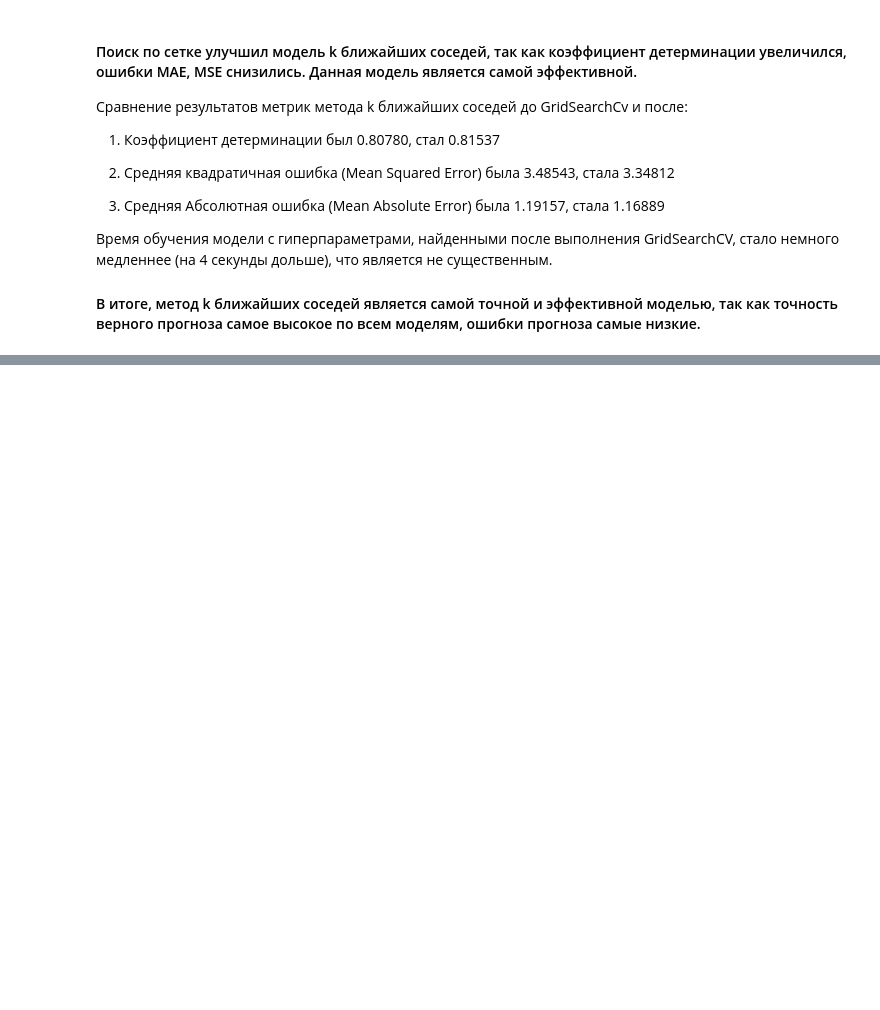
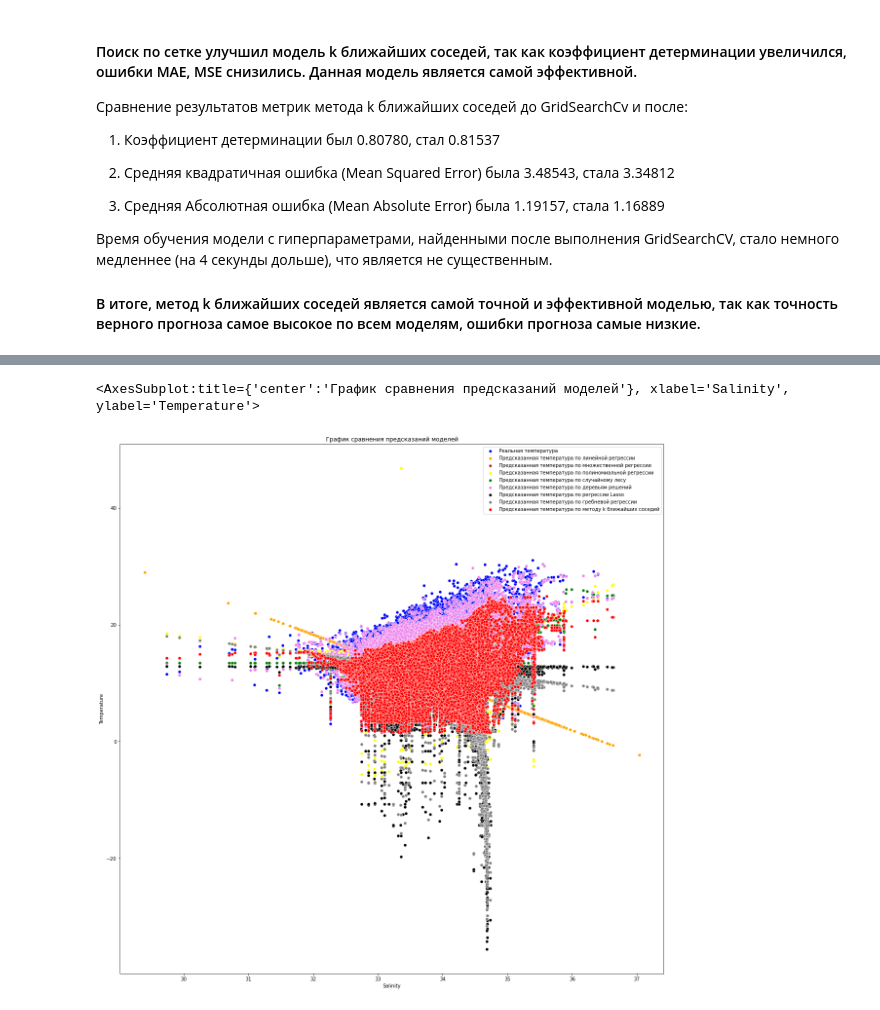
Before and after one commit to Karambasss/Course_work_ML_salinity_temp, a Jupyter notebook: Кузнецов_Михаил_Пи19-4_Курсовая_Работа.ipynb, the cells around one changed output, grey strips where cells are left out. Cells and saved outputs as stored; diff of their text form; code cells hidden in the pictures; blank space fills up the shorter version.

```diff
--- a/Кузнецов_Михаил_Пи19-4_Курсовая_Работа.ipynb
+++ b/Кузнецов_Михаил_Пи19-4_Курсовая_Работа.ipynb
@@ -1635,0 +1664,15 @@ print("Коэффициент детерминации: ", metrics.r2_score(y_te
+# %%
+plt.figure(figsize=(20,20))
+plt.title("График сравнения предсказаний моделей")
+sns.scatterplot(data=result_df_neigh_with_grid, x="Salinity", y="Temperature", label = "Реальная температура", color="blue")
+sns.scatterplot(data=result_df_salnity, x="Salinity", y="Temp_pred_linear_salnity", label= "Предсказанная температура по линейной регрессии", color="orange")
+sns.scatterplot(data=result_df_linear_multiple, x="Salinity", y="Temp_pred_linear_multiple", label = "Предсказанная температура по множественной регрессии", color="brown")
+sns.scatterplot(data=result_df_polynomial_multiple, x="Salinity", y="Temp_pred_polynomia_multiple_degree5", label = "Предсказанная температура по полиномиальной регрессии", color="yellow")
+sns.scatterplot(data=result_df_rangom, x="Salinity", y="Temp_pred_random2", label = "Предсказанная температура по случайному лесу", color="green")
+sns.scatterplot(data=result_df_tree, x="Salinity", y="Temp_pred_tree", label = "Предсказанная температура по деревьям решений", color="violet")
+sns.scatterplot(data=result_df_Lasso, x="Salinity", y="Temp_pred_Lasso", label = "Предсказанная температура по регрессии Lasso", color="black")
+sns.scatterplot(data=result_df_Ridge, x="Salinity", y="Temp_pred_Ridge", label = "Предсказанная температура по гребневой регрессии", color="grey")
+sns.scatterplot(data=result_df_neigh_with_grid, x="Salinity", y="Temp_pred_neigh", label = "Предсказанная температура по методу k ближайших соседей", color="red")
+# %% [output]
+<AxesSubplot:title={'center':'График сравнения предсказаний моделей'}, xlabel='Salinity', ylabel='Temperature'>
+[figure, added]
```
Also changed, not shown: parts of 23 cells of this notebook.
